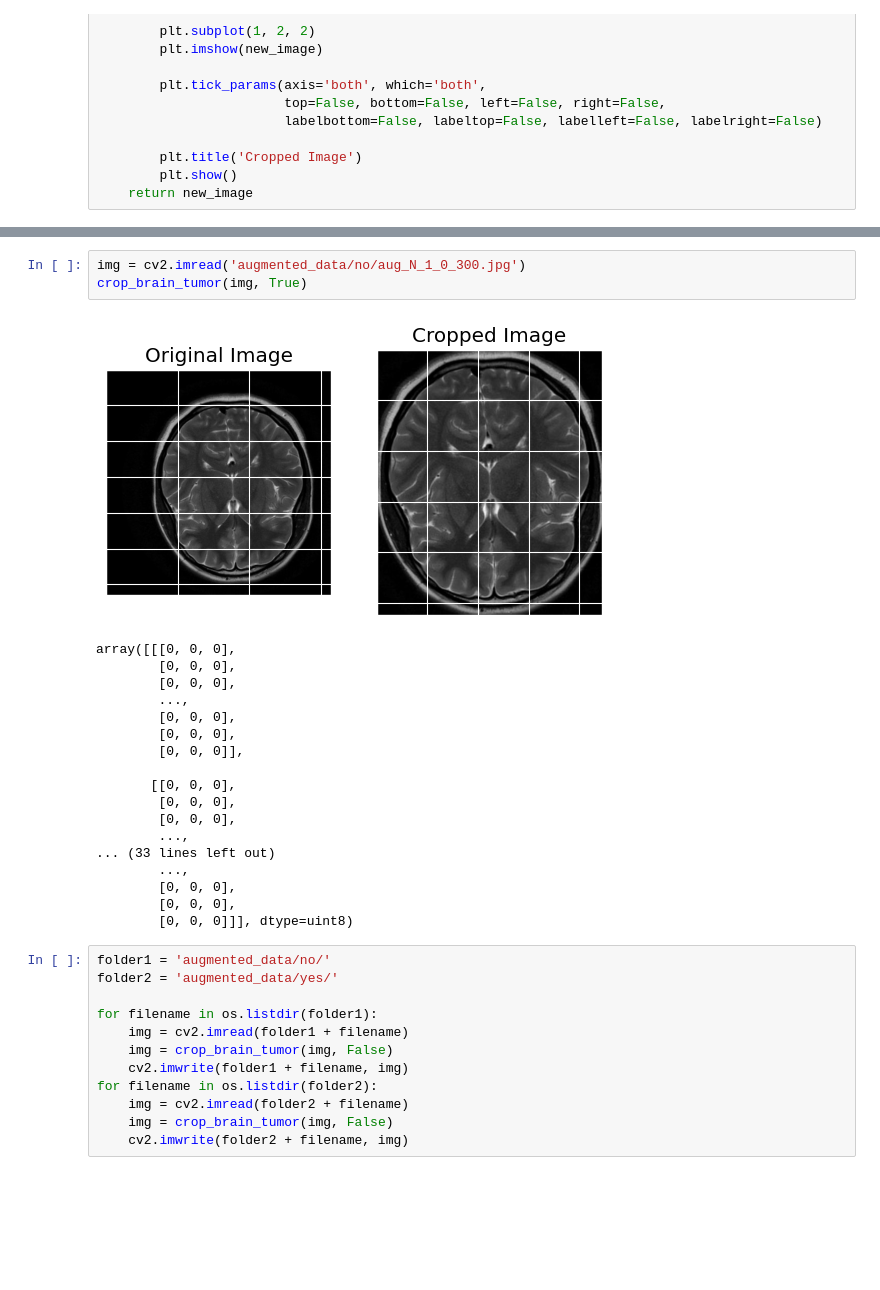
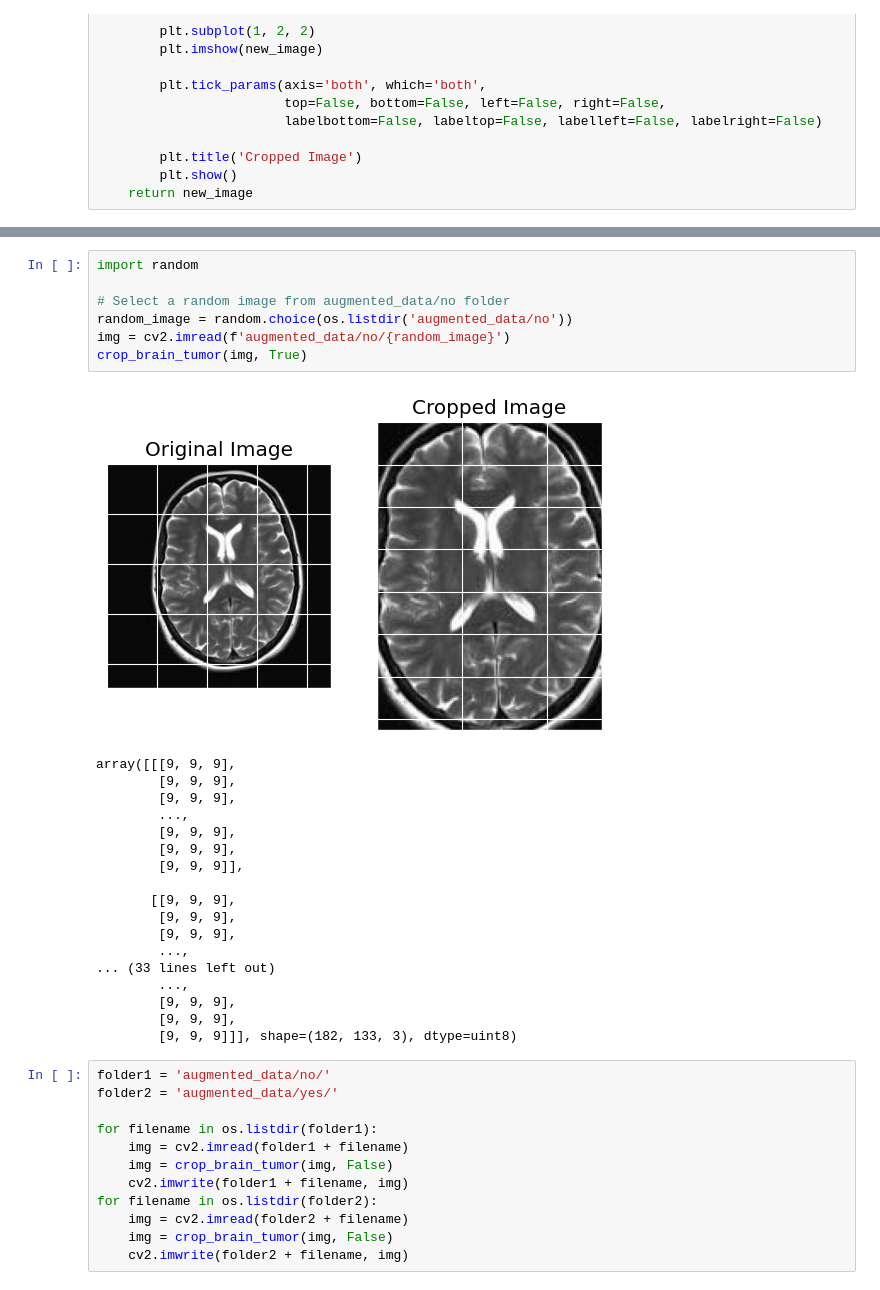
Before and after one commit to SATYAVARDHAN04/BRAIN_TUMOR_CLASSIFICATION, a Jupyter notebook: file.ipynb, the cells around one changed output, grey strips where cells are left out. Drawn from its saved outputs; the diff is of its cells as text; blank space fills up the shorter version.

```diff
--- a/file.ipynb
+++ b/file.ipynb
@@ -278,25 +271,29 @@ array([[[7, 7, 7],
 # %%
-img = cv2.imread('augmented_data/no/aug_N_1_0_300.jpg')
+import random
+
+# Select a random image from augmented_data/no folder
+random_image = random.choice(os.listdir('augmented_data/no'))
+img = cv2.imread(f'augmented_data/no/{random_image}')
 crop_brain_tumor(img, True)
 # %% [output]
-[figure, old version]
+[figure, new version]
-array([[[0, 0, 0],
-        [0, 0, 0],
-        [0, 0, 0],
+array([[[9, 9, 9],
+        [9, 9, 9],
+        [9, 9, 9],
         ...,
-        [0, 0, 0],
-        [0, 0, 0],
-        [0, 0, 0]],
+        [9, 9, 9],
+        [9, 9, 9],
+        [9, 9, 9]],
 
-       [[0, 0, 0],
-        [0, 0, 0],
-        [0, 0, 0],
+       [[9, 9, 9],
+        [9, 9, 9],
+        [9, 9, 9],
         ...,
 ... (33 lines left out)
         ...,
-        [0, 0, 0],
-        [0, 0, 0],
-        [0, 0, 0]]], dtype=uint8)
+        [9, 9, 9],
+        [9, 9, 9],
+        [9, 9, 9]]], shape=(182, 133, 3), dtype=uint8)
 # %%
 folder1 = 'augmented_data/no/'
 folder2 = 'augmented_data/yes/'
```
Also changed, not shown: parts of 44 cells of this notebook.
